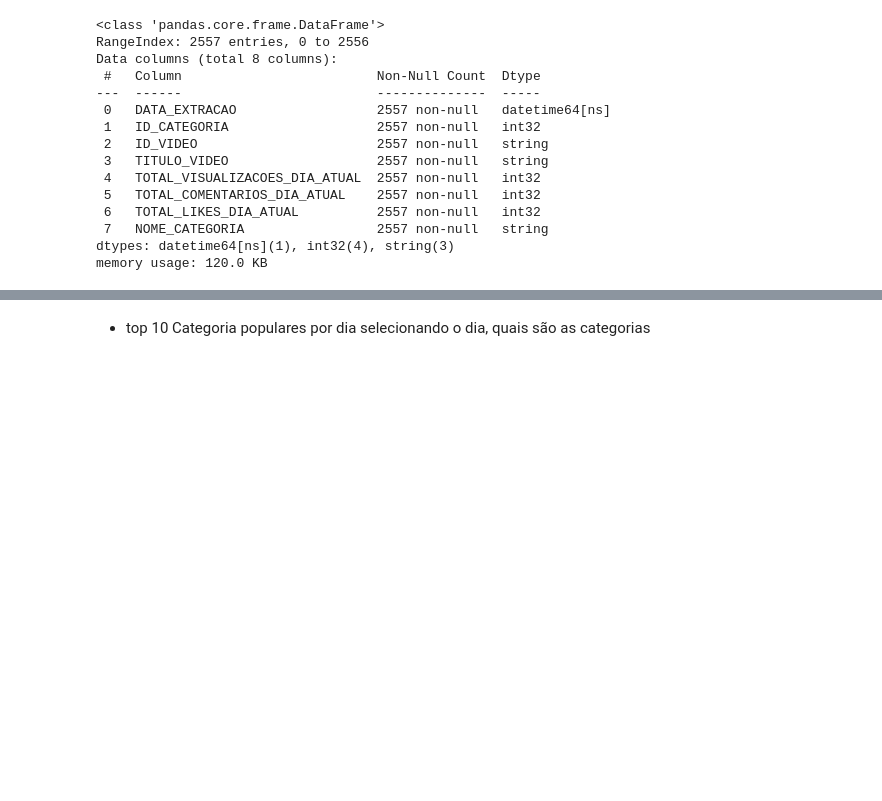
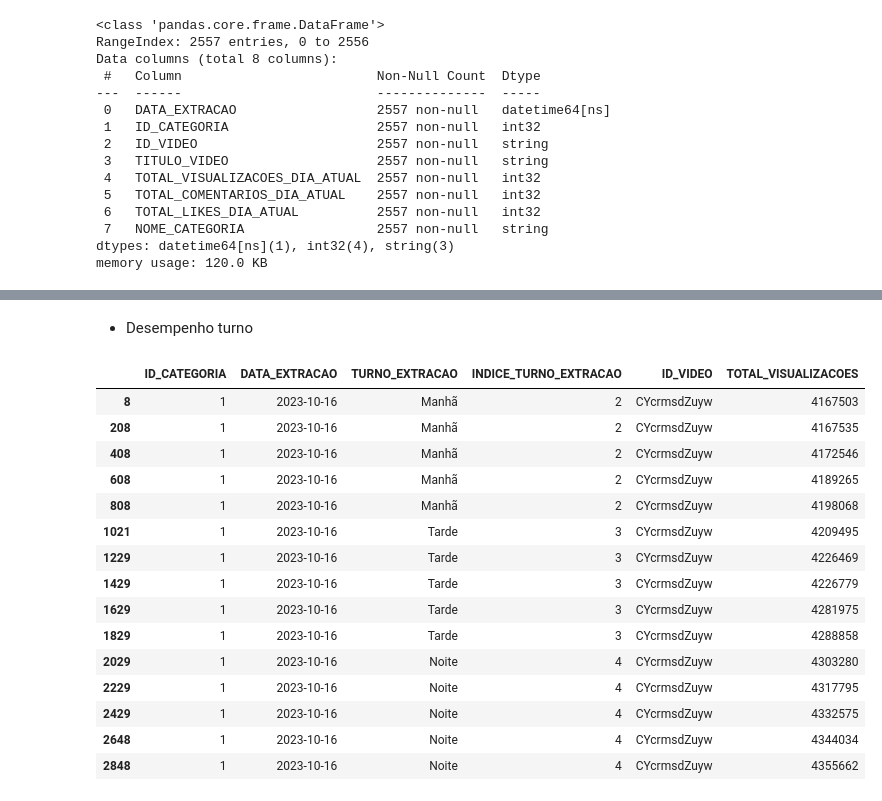
Before and after one commit to rodrigorocha1/analise_dados_youtube, a Jupyter notebook: notebooks/etl_trends.ipynb, the cells around one changed output, grey strips where cells are left out. Cells and saved outputs as stored; diff of their text form; code cells hidden in the pictures; blank space fills up the shorter version.

```diff
--- a/notebooks/etl_trends.ipynb
+++ b/notebooks/etl_trends.ipynb
@@ -614,5 +614,5 @@ df_teste.query('ID_CATEGORIA == 20 and DATA_EXTRACAO == "2023-10-15"').sort_valu
 | 96 | 2023-10-15 | 20 | HQW9NcB71Jc | Trailer de Jogabilidade do Fortni... | 60171 | 194 | ... |
 # %%
 df_teste.to_parquet('../data/ouro_csv/trends/popularidade_video_categoria.parquet')
-# %% [markdown]
-- top 10 Categoria populares por dia selecionando o dia, quais são as categorias
+# %% [markdown]
+- Desempenho turno
@@ -618,0 +621,19 @@ df_teste.to_parquet('../data/ouro_csv/trends/popularidade_video_categoria.parque
+# %%
+base_original[['ID_CATEGORIA', 'DATA_EXTRACAO', 'TURNO_EXTRACAO','INDICE_TURNO_EXTRACAO',  'ID_VIDEO','TOTAL_VISUALIZACOES']].query('ID_VIDEO == "CYcrmsdZuyw" and DATA_EXTRACAO == "2023-10-16"')
+# %% [output]
+|  | ID_CATEGORIA | DATA_EXTRACAO | TURNO_EXTRACAO | INDICE_TURNO_EXTRACAO | ID_VIDEO | TOTAL_VISUALIZACOES |
+| 8 | 1 | 2023-10-16 | Manhã | 2 | CYcrmsdZuyw | 4167503 |
+| 208 | 1 | 2023-10-16 | Manhã | 2 | CYcrmsdZuyw | 4167535 |
+| 408 | 1 | 2023-10-16 | Manhã | 2 | CYcrmsdZuyw | 4172546 |
+| 608 | 1 | 2023-10-16 | Manhã | 2 | CYcrmsdZuyw | 4189265 |
+| 808 | 1 | 2023-10-16 | Manhã | 2 | CYcrmsdZuyw | 4198068 |
+| 1021 | 1 | 2023-10-16 | Tarde | 3 | CYcrmsdZuyw | 4209495 |
+| 1229 | 1 | 2023-10-16 | Tarde | 3 | CYcrmsdZuyw | 4226469 |
+| 1429 | 1 | 2023-10-16 | Tarde | 3 | CYcrmsdZuyw | 4226779 |
+| 1629 | 1 | 2023-10-16 | Tarde | 3 | CYcrmsdZuyw | 4281975 |
+| 1829 | 1 | 2023-10-16 | Tarde | 3 | CYcrmsdZuyw | 4288858 |
+| 2029 | 1 | 2023-10-16 | Noite | 4 | CYcrmsdZuyw | 4303280 |
+| 2229 | 1 | 2023-10-16 | Noite | 4 | CYcrmsdZuyw | 4317795 |
+| 2429 | 1 | 2023-10-16 | Noite | 4 | CYcrmsdZuyw | 4332575 |
+| 2648 | 1 | 2023-10-16 | Noite | 4 | CYcrmsdZuyw | 4344034 |
+| 2848 | 1 | 2023-10-16 | Noite | 4 | CYcrmsdZuyw | 4355662 |
```
Also changed, not shown: parts of 7 cells of this notebook.
